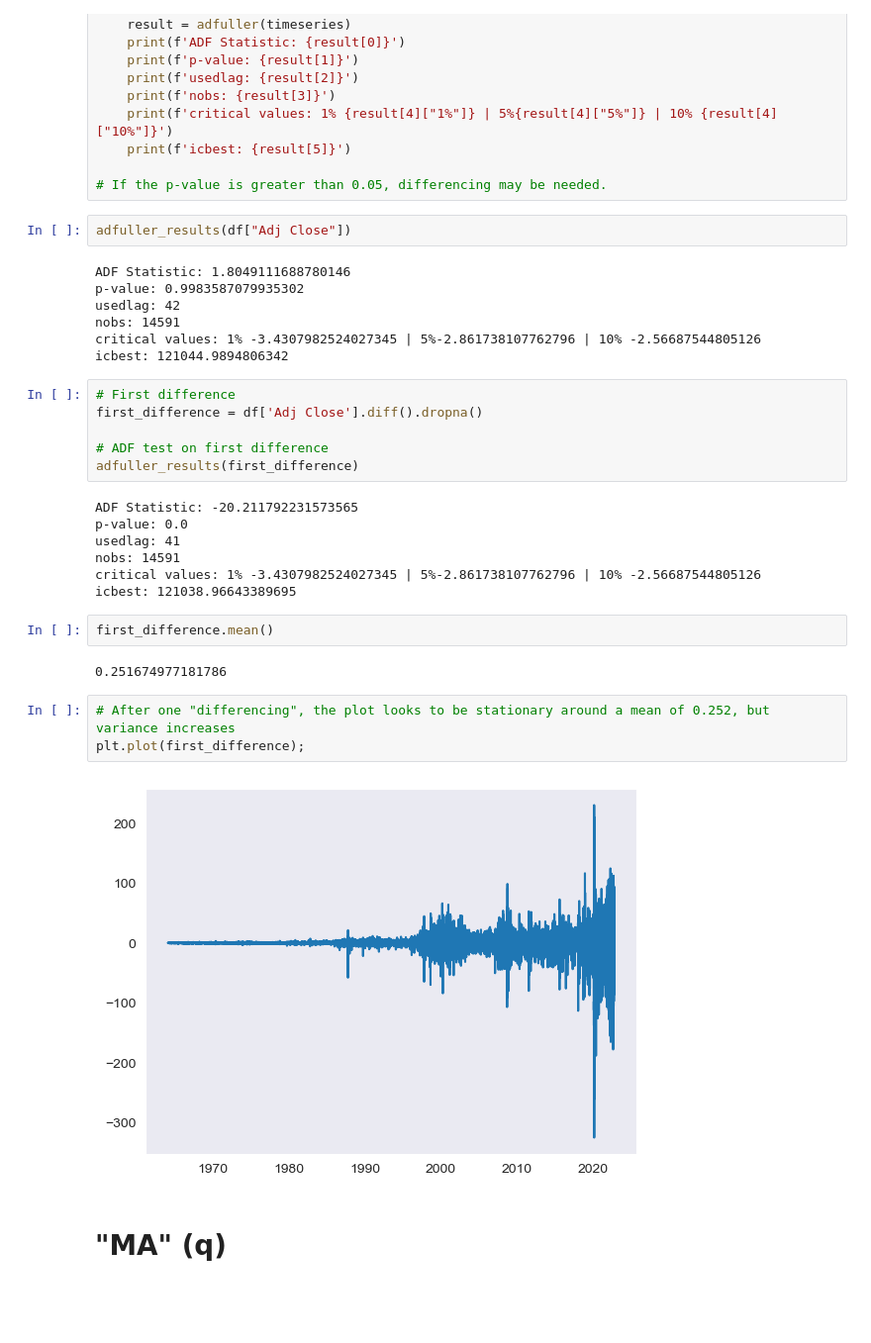
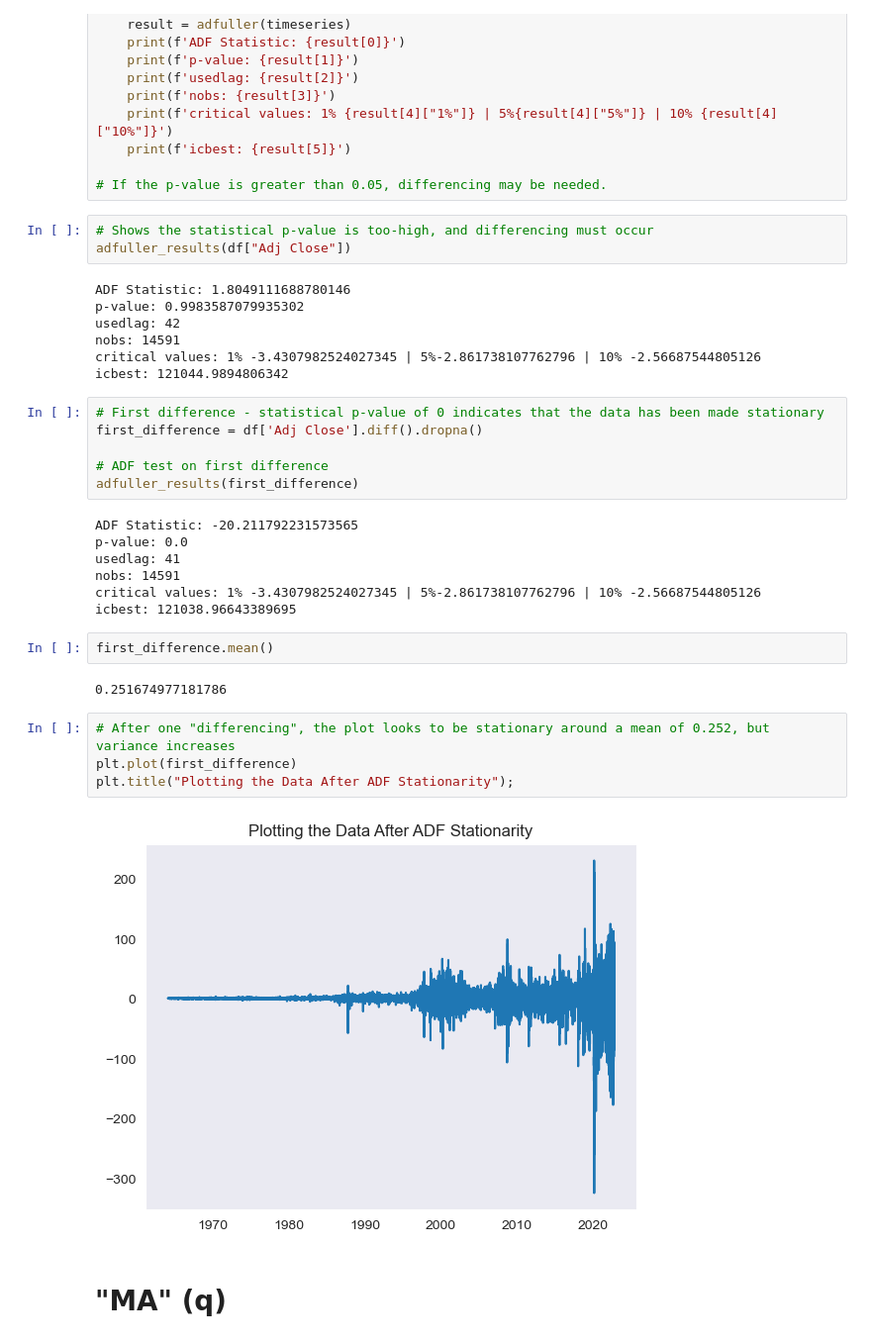
Before and after one commit to dvdhartsman/Stock_Market_Analysis, a Jupyter notebook: 3_S&P_Time_Series.ipynb, the cells around one changed output. Shown at 99% size. Saved outputs shown, nothing was run; the diff lists cells and outputs as text; blank space fills up the shorter version.

```diff
--- a/3_S&P_Time_Series.ipynb
+++ b/3_S&P_Time_Series.ipynb
@@ -257,6 +181,7 @@ def adfuller_results(timeseries):
 
 # If the p-value is greater than 0.05, differencing may be needed.
 # %%
+# Shows the statistical p-value is too-high, and differencing must occur
 adfuller_results(df["Adj Close"])
 # %% [output]
 ADF Statistic: 1.8049111688780146
@@ -266,7 +191,7 @@ nobs: 14591
 critical values: 1% -3.4307982524027345 | 5%-2.861738107762796 | 10% -2.56687544805126
 icbest: 121044.9894806342
 # %%
-# First difference
+# First difference - statistical p-value of 0 indicates that the data has been made stationary
 first_difference = df['Adj Close'].diff().dropna()
 
 # ADF test on first difference
@@ -284,9 +209,10 @@ first_difference.mean()
 0.251674977181786
 # %%
 # After one "differencing", the plot looks to be stationary around a mean of 0.252, but variance increases
-plt.plot(first_difference);
+plt.plot(first_difference)
+plt.title("Plotting the Data After ADF Stationarity");
 # %% [output]
-[figure, old version]
+[figure, new version]
 # %% [markdown]
 # "MA" (q)
 # %% [markdown]
```
Also changed, not shown: parts of 91 cells of this notebook.
